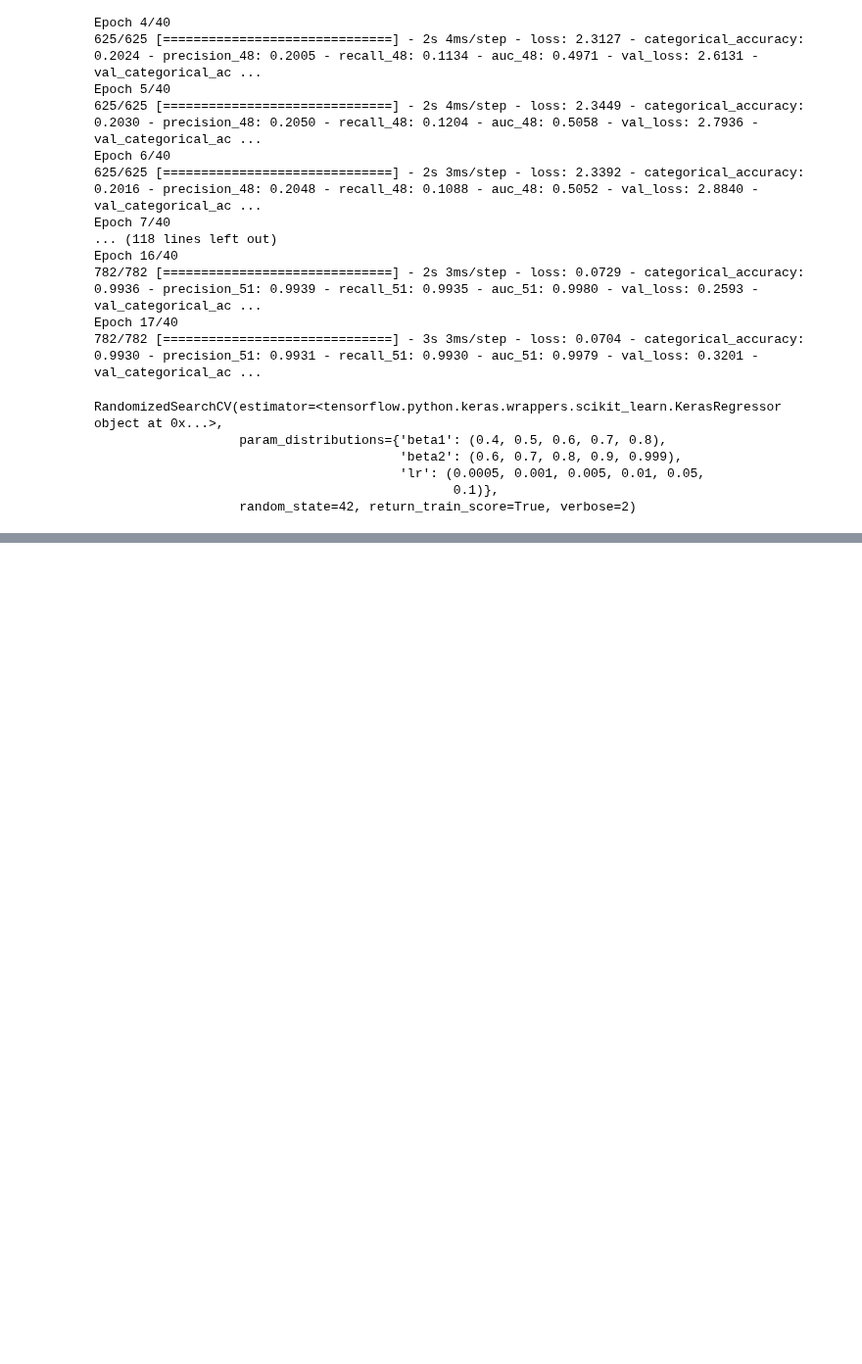
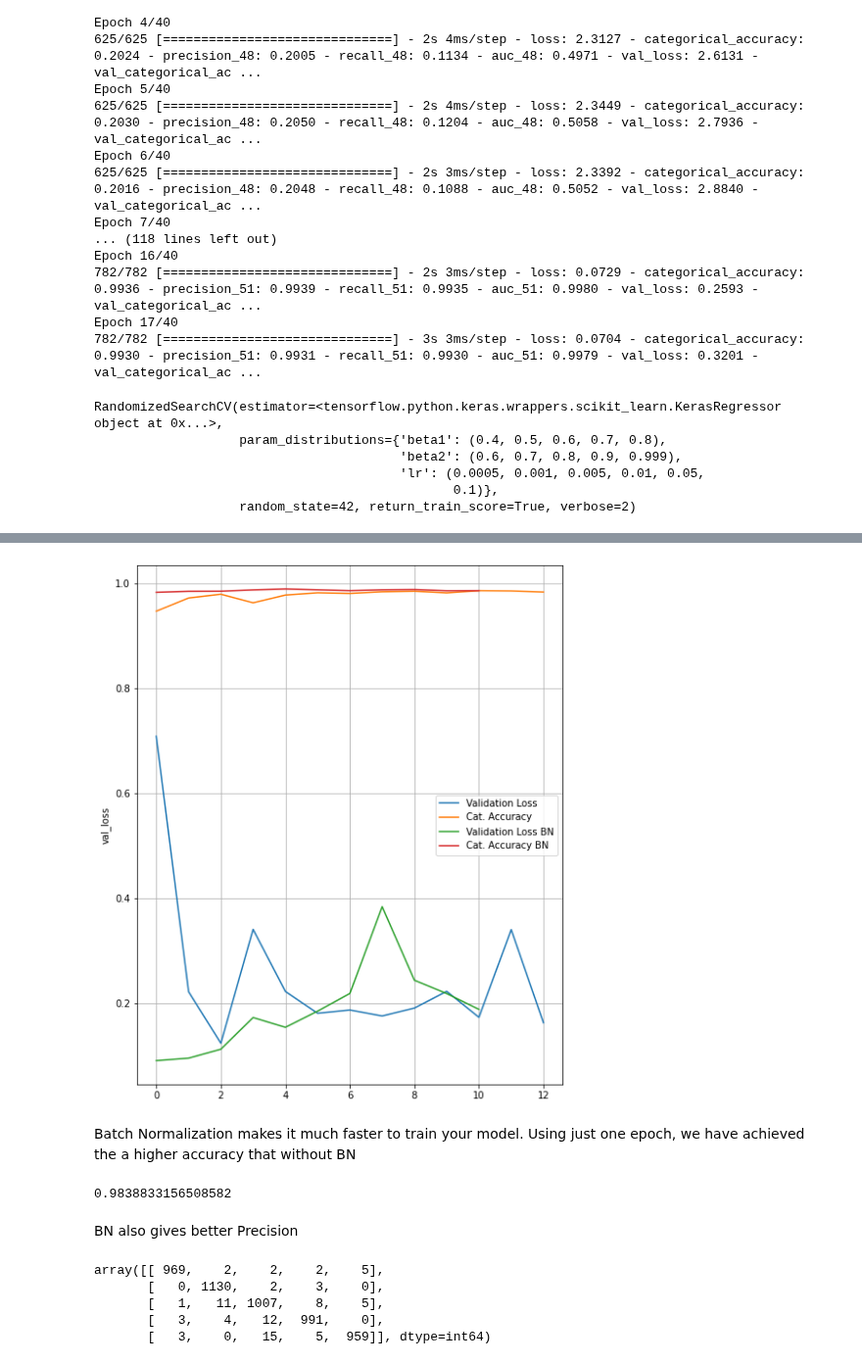
Before and after one commit to Pasindu19970808/Hands-on-Machine-Learning-Textbook-Exercises, a Jupyter notebook: DeepLearning_1/Chapter11Exercise.ipynb, the cells around one changed output, grey strips where cells are left out. Shown at 98% size. Drawn from its saved outputs; the diff is of its cells as text; code cells hidden in the pictures; blank space fills up the shorter version.

Commit message:
Improved with Batch Normalization

```diff
--- a/DeepLearning_1/Chapter11Exercise.ipynb
+++ b/DeepLearning_1/Chapter11Exercise.ipynb
@@ -263,0 +385,24 @@ RandomizedSearchCV(estimator=<tensorflow.python.keras.wrappers.scikit_learn.Kera
+# %%
+#adding batch Normalization layer to the above model
+#Batch Normalization allows us to train with higher learning rates
+model_tuned_bn = keras.models.Sequential()
+model_tuned_bn.add(keras.layers.Flatten(input_shape = [28,28]))
+model_tuned_bn.add(keras.layers.BatchNormalization())
+model_tuned_bn.add(keras.layers.Dense(100,activation = "elu",kernel_initializer="he_normal"))
+model_tuned_bn.add(keras.layers.BatchNormalization())
+model_tuned_bn.add(keras.layers.Dense(100,activation = "elu",kernel_initializer="he_normal"))
+model_tuned_bn.add(keras.layers.BatchNormalization())
+model_tuned_bn.add(keras.layers.Dense(100,activation = "elu",kernel_initializer="he_normal"))
+model_tuned_bn.add(keras.layers.BatchNormalization())
+model_tuned_bn.add(keras.layers.Dense(100,activation = "elu",kernel_initializer="he_normal"))
+model_tuned_bn.add(keras.layers.BatchNormalization())
+model_tuned_bn.add(keras.layers.Dense(100,activation = "elu",kernel_initializer="he_normal"))
+model_tuned_bn.add(keras.layers.Dense(5, activation="softmax"))
+# %%
+adamoptim_tuned_bn = keras.optimizers.Adam(lr = 0.001,beta_1=0.6,beta_2=0.8)
+checkpoint_tuned_bn = keras.callbacks.ModelCheckpoint('tuned0to4bn.h5',save_best_only=True)
+earlystopping_tuned_bn = keras.callbacks.EarlyStopping(patience = 10, restore_best_weights=True)
+
+model_tuned_bn.compile(loss = "categorical_crossentropy",
+                    optimizer = adamoptim_tuned_bn,
+                    metrics = [accuracy,precision,recall,aucscore])
@@ -263,0 +429,2 @@ RandomizedSearchCV(estimator=<tensorflow.python.keras.wrappers.scikit_learn.Kera
+# %%
+model_tuned_bn_history = model_tuned_bn.fit(X_data_train0to4,y_data_train0to4, epochs = 40, validation_data=(X_data_valid0to4,y_data_valid0to4), callbacks = [checkpoint_tuned_bn,earlystopping_tuned_bn])
@@ -263,0 +449,3 @@ RandomizedSearchCV(estimator=<tensorflow.python.keras.wrappers.scikit_learn.Kera
+# %%
+history_tuned_bn = pd.DataFrame(model_tuned_bn_history.history)
+history_tuned_bn
@@ -263,0 +465,30 @@ RandomizedSearchCV(estimator=<tensorflow.python.keras.wrappers.scikit_learn.Kera
+# %%
+fig,ax_tuned = plt.subplots(1,1,figsize = (8,10))
+sns.lineplot(x = history_tuned.index.values.tolist(), y = history_tuned["val_loss"], label = "Validation Loss", ax = ax_tuned)
+sns.lineplot(x = history_tuned.index.values.tolist(), y = history_tuned["val_categorical_accuracy"], label = "Cat. Accuracy", ax = ax_tuned)
+
+sns.lineplot(x = history_tuned_bn.index.values.tolist(), y = history_tuned_bn["val_loss"], label = "Validation Loss BN", ax = ax_tuned)
+sns.lineplot(x = history_tuned_bn.index.values.tolist(), y = history_tuned_bn["val_categorical_accuracy"], label = "Cat. Accuracy BN", ax = ax_tuned)
+
+ax_tuned.legend()
+ax_tuned.grid()
+# %% [output]
+[figure, added]
+# %% [markdown]
+Batch Normalization makes it much faster to train your model. Using just one epoch, we have achieved the a higher accuracy that without BN
+# %%
+y_pred_tuned_bn_final_test = np.argmax(model_tuned_bn.predict(X_data_test0to4),axis = 1)
+
+precision_score(np.argmax(y_data_test0to4,axis = 1),y_pred_tuned_bn_final_test, average='weighted')
+# %% [output]
+0.9838833156508582
+# %% [markdown]
+BN also gives better Precision
+# %%
+confusion_matrix(np.argmax(y_data_test0to4,axis = 1),y_pred_tuned_bn_final_test)
+# %% [output]
+array([[ 969,    2,    2,    2,    5],
+       [   0, 1130,    2,    3,    0],
+       [   1,   11, 1007,    8,    5],
+       [   3,    4,   12,  991,    0],
+       [   3,    0,   15,    5,  959]], dtype=int64)
```
Also changed, not shown: parts of 17 cells of this notebook, 2 other files.
